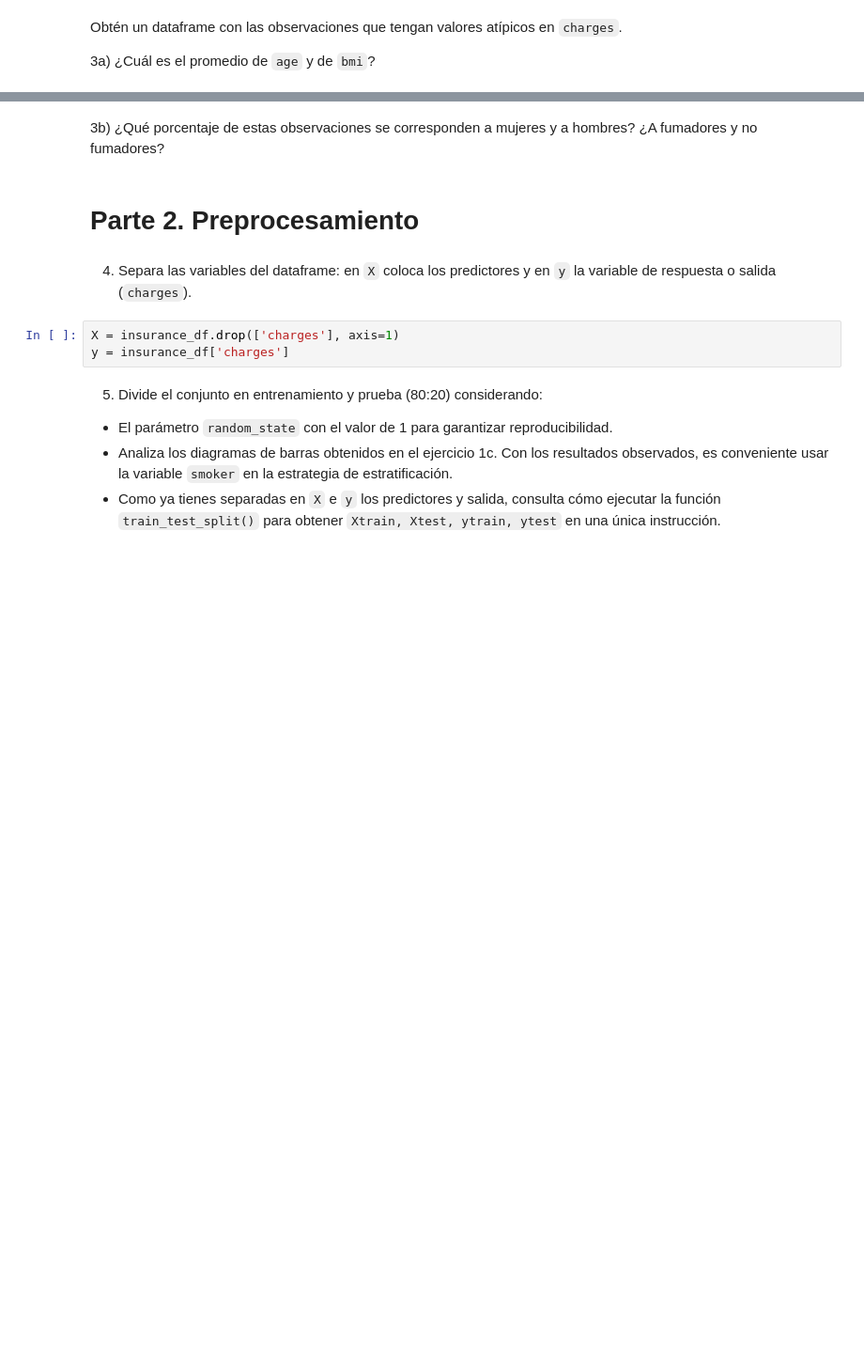
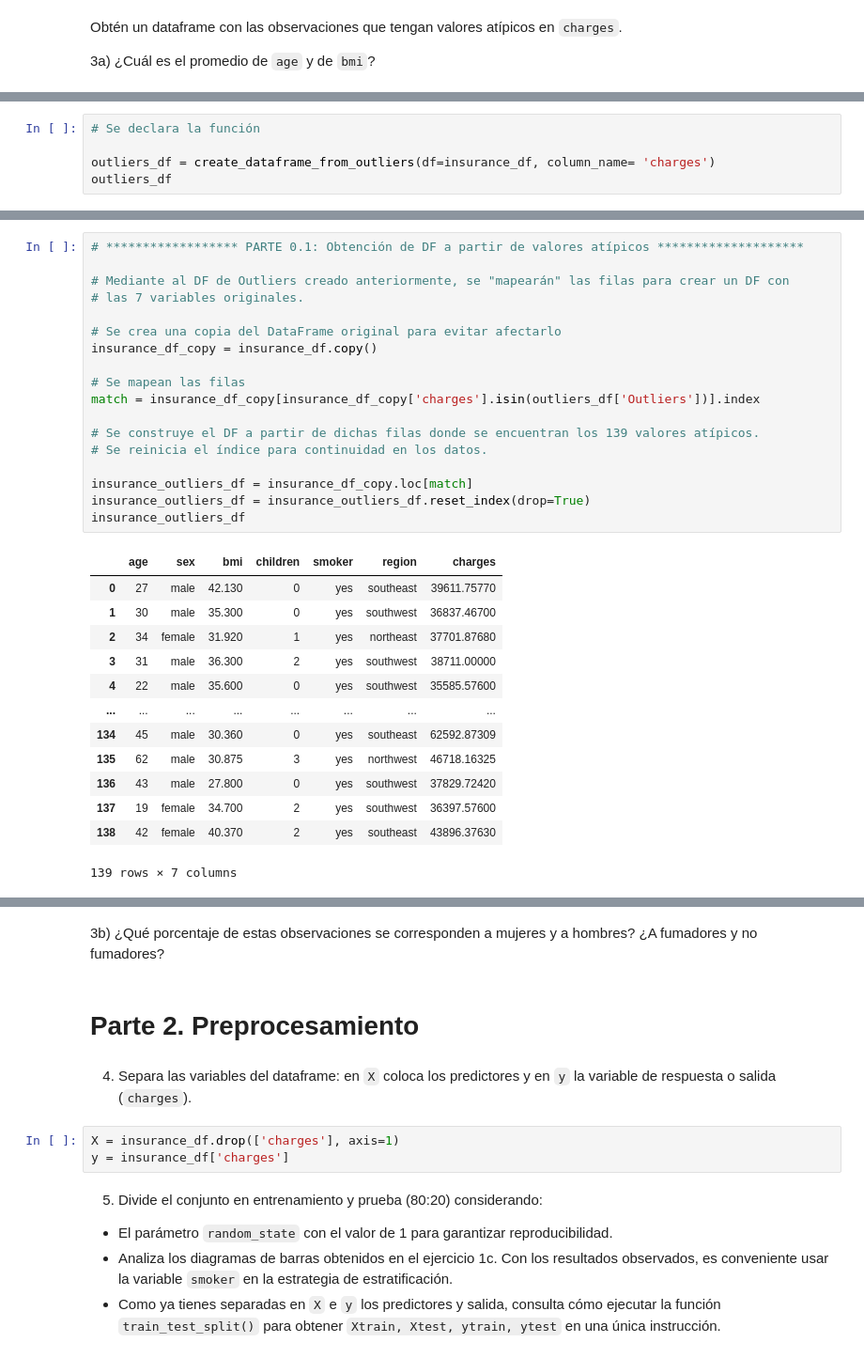
Before and after one commit to alexgarma/TC4029-ciencia-y-analitica-de-datos-equipo83, a Jupyter notebook: notebooks/Actividad8RLineal_Equipo83.ipynb, the cells around one changed output, grey strips where cells are left out. Shown: that part at 94% size. Saved outputs shown, nothing was run; the diff lists cells and outputs as text; blank space fills up the shorter version.

```diff
--- a/notebooks/Actividad8RLineal_Equipo83.ipynb
+++ b/notebooks/Actividad8RLineal_Equipo83.ipynb
@@ -419,0 +472,5 @@ Obtén un dataframe con las observaciones que tengan valores atípicos en `charg
+# %%
+# Se declara la función
+
+outliers_df = create_dataframe_from_outliers(df=insurance_df, column_name= 'charges')
+outliers_df
@@ -419,0 +492,32 @@ Obtén un dataframe con las observaciones que tengan valores atípicos en `charg
+# %%
+# ****************** PARTE 0.1: Obtención de DF a partir de valores atípicos ********************
+
+# Mediante al DF de Outliers creado anteriormente, se "mapearán" las filas para crear un DF con
+# las 7 variables originales.
+
+# Se crea una copia del DataFrame original para evitar afectarlo
+insurance_df_copy = insurance_df.copy()
+
+# Se mapean las filas
+match = insurance_df_copy[insurance_df_copy['charges'].isin(outliers_df['Outliers'])].index
+
+# Se construye el DF a partir de dichas filas donde se encuentran los 139 valores atípicos.
+# Se reinicia el índice para continuidad en los datos.
+
+insurance_outliers_df = insurance_df_copy.loc[match]
+insurance_outliers_df = insurance_outliers_df.reset_index(drop=True)
+insurance_outliers_df
+# %% [output]
+|  | age | sex | bmi | children | smoker | region | charges |
+| 0 | 27 | male | 42.130 | 0 | yes | southeast | 39611.75770 |
+| 1 | 30 | male | 35.300 | 0 | yes | southwest | 36837.46700 |
+| 2 | 34 | female | 31.920 | 1 | yes | northeast | 37701.87680 |
+| 3 | 31 | male | 36.300 | 2 | yes | southwest | 38711.00000 |
+| 4 | 22 | male | 35.600 | 0 | yes | southwest | 35585.57600 |
+| ... | ... | ... | ... | ... | ... | ... | ... |
+| 134 | 45 | male | 30.360 | 0 | yes | southeast | 62592.87309 |
+| 135 | 62 | male | 30.875 | 3 | yes | northwest | 46718.16325 |
+| 136 | 43 | male | 27.800 | 0 | yes | southwest | 37829.72420 |
+| 137 | 19 | female | 34.700 | 2 | yes | southwest | 36397.57600 |
+| 138 | 42 | female | 40.370 | 2 | yes | southeast | 43896.37630 |
+139 rows × 7 columns
```
Also changed, not shown: parts of 14 cells of this notebook.
